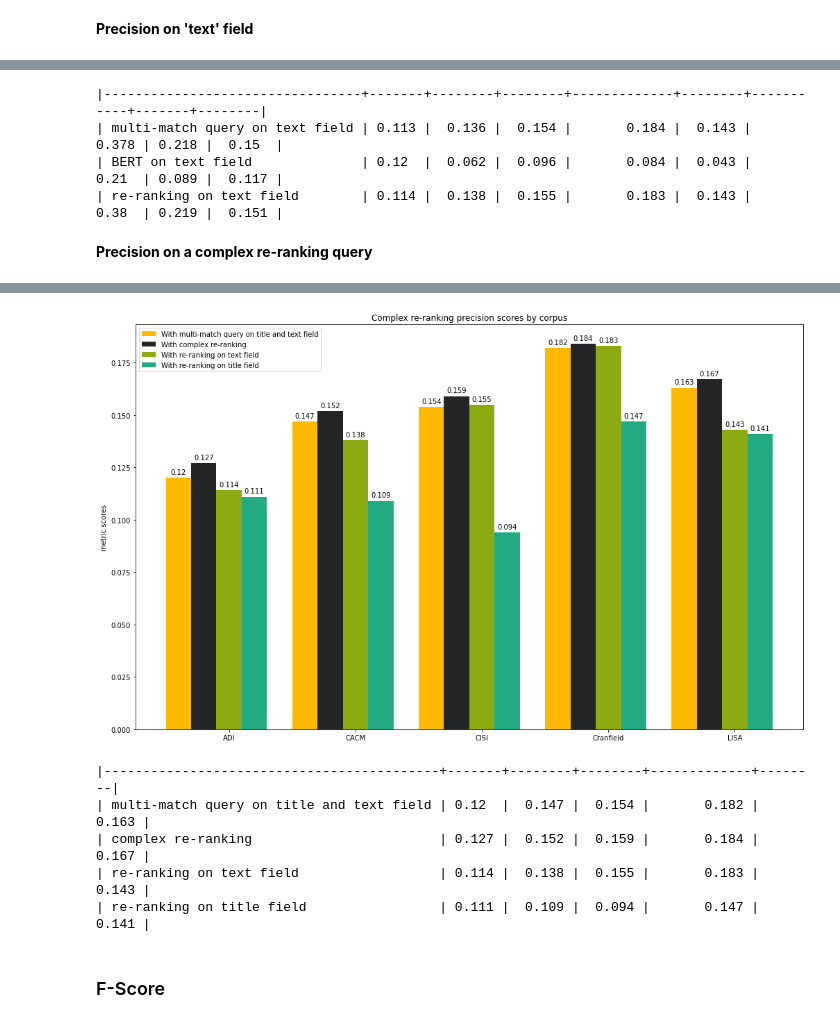
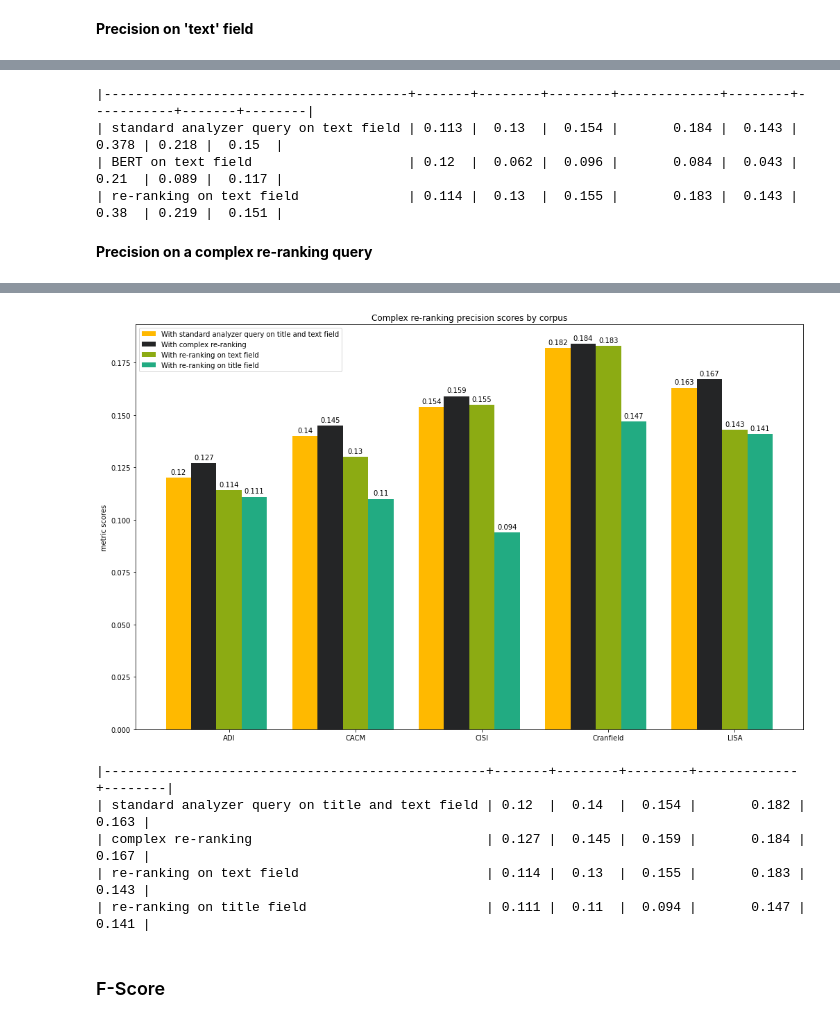
Before and after one commit to pragmalingu/experiments, a Jupyter notebook: 02_Embeddings/Evaluation/Comparison_BERT_vs_Standard_Search_vs_Re-ranking.ipynb, the cells around one changed output, grey strips where cells are left out. Drawn from its saved outputs; the diff is of its cells as text; code cells hidden in the pictures.

```diff
--- a/02_Embeddings/Evaluation/Comparison_BERT_vs_Standard_Search_vs_Re-ranking.ipynb
+++ b/02_Embeddings/Evaluation/Comparison_BERT_vs_Standard_Search_vs_Re-ranking.ipynb
@@ -2666,7 +2671,7 @@ plt.show()
 # %%
 from tabulate import tabulate
 
-match_metrics_precision_text.insert(0, 'multi-match query on text field')
+match_metrics_precision_text.insert(0, 'standard analyzer query on text field')
 bert_text_metrics_precision.insert(0, 'BERT on text field')
 rerank_bert_text_metrics_precision.insert(0, 're-ranking on text field')
 
@@ -2675,10 +2680,10 @@ table = tabulate(l, headers=['ADI','CACM', 'CISI','cranfield', 'LISA', 'Medline'
 
 print(table)
 # %% [output]
-|---------------------------------+-------+--------+--------+-------------+--------+-----------+-------+--------|
-| multi-match query on text field | 0.113 |  0.136 |  0.154 |       0.184 |  0.143 |     0.378 | 0.218 |  0.15  |
-| BERT on text field              | 0.12  |  0.062 |  0.096 |       0.084 |  0.043 |     0.21  | 0.089 |  0.117 |
-| re-ranking on text field        | 0.114 |  0.138 |  0.155 |       0.183 |  0.143 |     0.38  | 0.219 |  0.151 |
+|---------------------------------------+-------+--------+--------+-------------+--------+-----------+-------+--------|
+| standard analyzer query on text field | 0.113 |  0.13  |  0.154 |       0.184 |  0.143 |     0.378 | 0.218 |  0.15  |
+| BERT on text field                    | 0.12  |  0.062 |  0.096 |       0.084 |  0.043 |     0.21  | 0.089 |  0.117 |
+| re-ranking on text field              | 0.114 |  0.13  |  0.155 |       0.183 |  0.143 |     0.38  | 0.219 |  0.151 |
 # %% [markdown]
 **Precision on a complex re-ranking query**
 # %%
@@ -2726,7 +2731,7 @@ width = 0.5  # the width of the bars
 pragma_colors =  ['#ffb900', '#8cab13', '#22ab82', '#242526', '#cc0000',  '#ffcc00', '#ffffff']
 
 fig, ax = plt.subplots()
-rects1 = ax.bar(x - 2*width, match_metrics_precision_text_title , width, label='With multi-match query on title and text field', color=pragma_colors[0])
+rects1 = ax.bar(x - 2*width, match_metrics_precision_text_title , width, label='With standard analyzer query on title and text field', color=pragma_colors[0])
 rects2 = ax.bar(x - width, complex_rerank_bert_metrics_precision , width, label='With complex re-ranking', color=pragma_colors[3])
 rects3 = ax.bar(x, rerank_bert_text_metrics_precision, width, label='With re-ranking on text field', color=pragma_colors[1])
 rects4 = ax.bar(x + width, rerank_bert_title_metrics_precision, width, label='With re-ranking on title field', color=pragma_colors[2])
@@ -2738,38 +2743,38 @@ ax.set_xticks(x)
 ax.set_xticklabels(labels)
 ax.legend()
 
 def autolabel(rects):
     """Attach a text label above each bar in *rects*, displaying its height."""
     for rect in rects:
         height = rect.get_height()
         ax.annotate('{}'.format(height),
                     xy=(rect.get_x() + rect.get_width() / 2, height),
                     xytext=(0, 3),  # 3 points vertical offset
                     textcoords="offset points",
                     ha='center', va='bottom')
 
 autolabel(rects1)
 autolabel(rects2)
 autolabel(rects3)
 autolabel(rects4)
 
 fig.tight_layout()
 fig.set_figwidth(16)
 fig.set_figheight(10)
 
 # uncomment to save the visualization
 #plt.savefig("EXP2_Precision_complex.svg", format="svg")
 #files.download('EXP2_Precision_complex.svg')
 
 plt.show()
 # %% [output]
 [interactive output not drawn]
 [interactive output not drawn]
-[figure, old version]
+[figure, new version]
 # %%
 from tabulate import tabulate
 
-match_metrics_precision_text_title.insert(0, 'multi-match query on title and text field')
+match_metrics_precision_text_title.insert(0, 'standard analyzer query on title and text field')
 complex_rerank_bert_metrics_precision.insert(0, 'complex re-ranking')
 rerank_bert_text_metrics_precision.insert(0, 're-ranking on text field')
 rerank_bert_title_metrics_precision.insert(0,'re-ranking on title field')
@@ -2779,11 +2784,11 @@ table = tabulate(l, headers=['ADI','CACM', 'CISI','Cranfield', 'LISA'], tablefmt
 
 print(table)
 # %% [output]
-|-------------------------------------------+-------+--------+--------+-------------+--------|
-| multi-match query on title and text field | 0.12  |  0.147 |  0.154 |       0.182 |  0.163 |
-| complex re-ranking                        | 0.127 |  0.152 |  0.159 |       0.184 |  0.167 |
-| re-ranking on text field                  | 0.114 |  0.138 |  0.155 |       0.183 |  0.143 |
-| re-ranking on title field                 | 0.111 |  0.109 |  0.094 |       0.147 |  0.141 |
+|-------------------------------------------------+-------+--------+--------+-------------+--------|
+| standard analyzer query on title and text field | 0.12  |  0.14  |  0.154 |       0.182 |  0.163 |
+| complex re-ranking                              | 0.127 |  0.145 |  0.159 |       0.184 |  0.167 |
+| re-ranking on text field                        | 0.114 |  0.13  |  0.155 |       0.183 |  0.143 |
+| re-ranking on title field                       | 0.111 |  0.11  |  0.094 |       0.147 |  0.141 |
 # %% [markdown]
 ### F-Score
 # %% [markdown]
```
Also changed, not shown: parts of 27 cells of this notebook.
